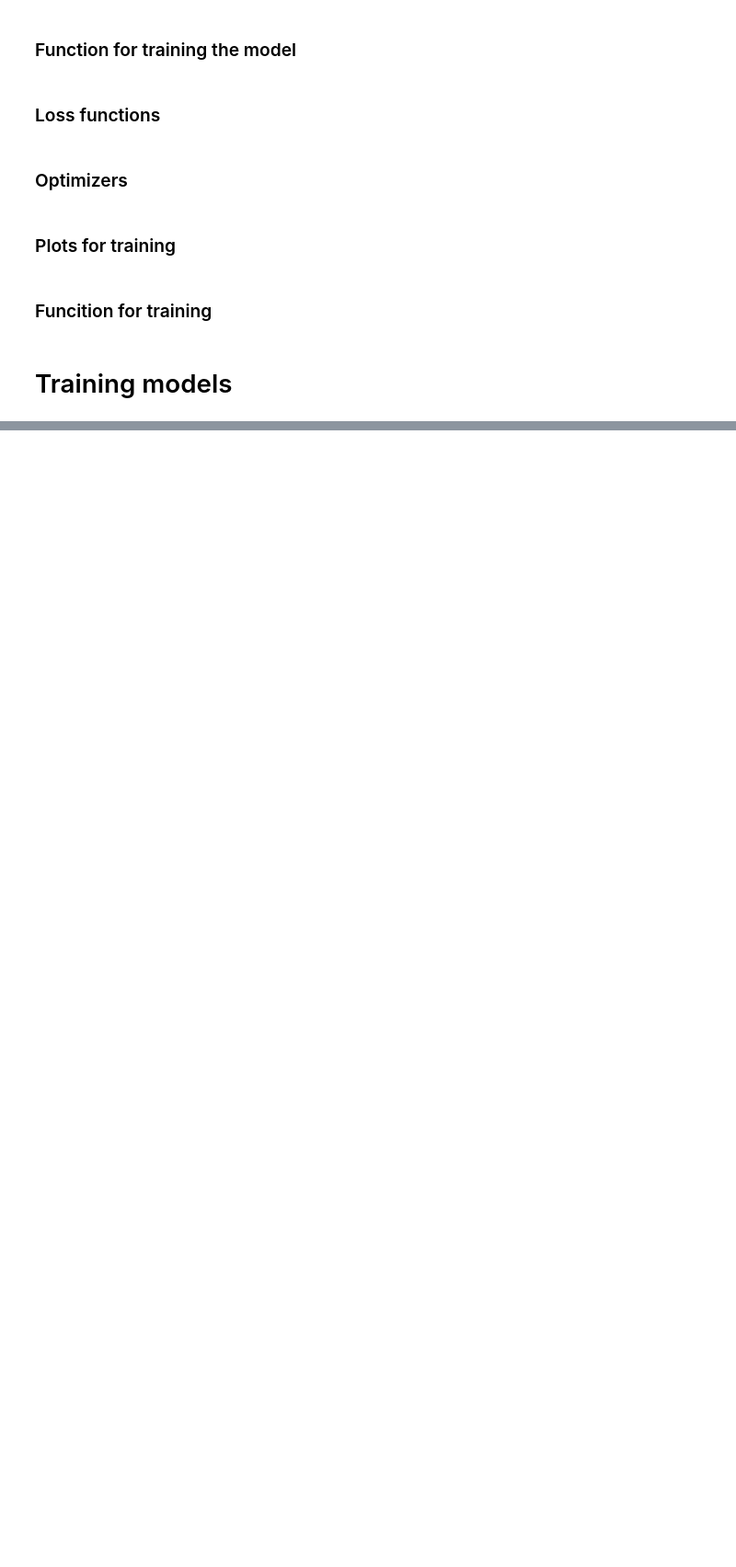
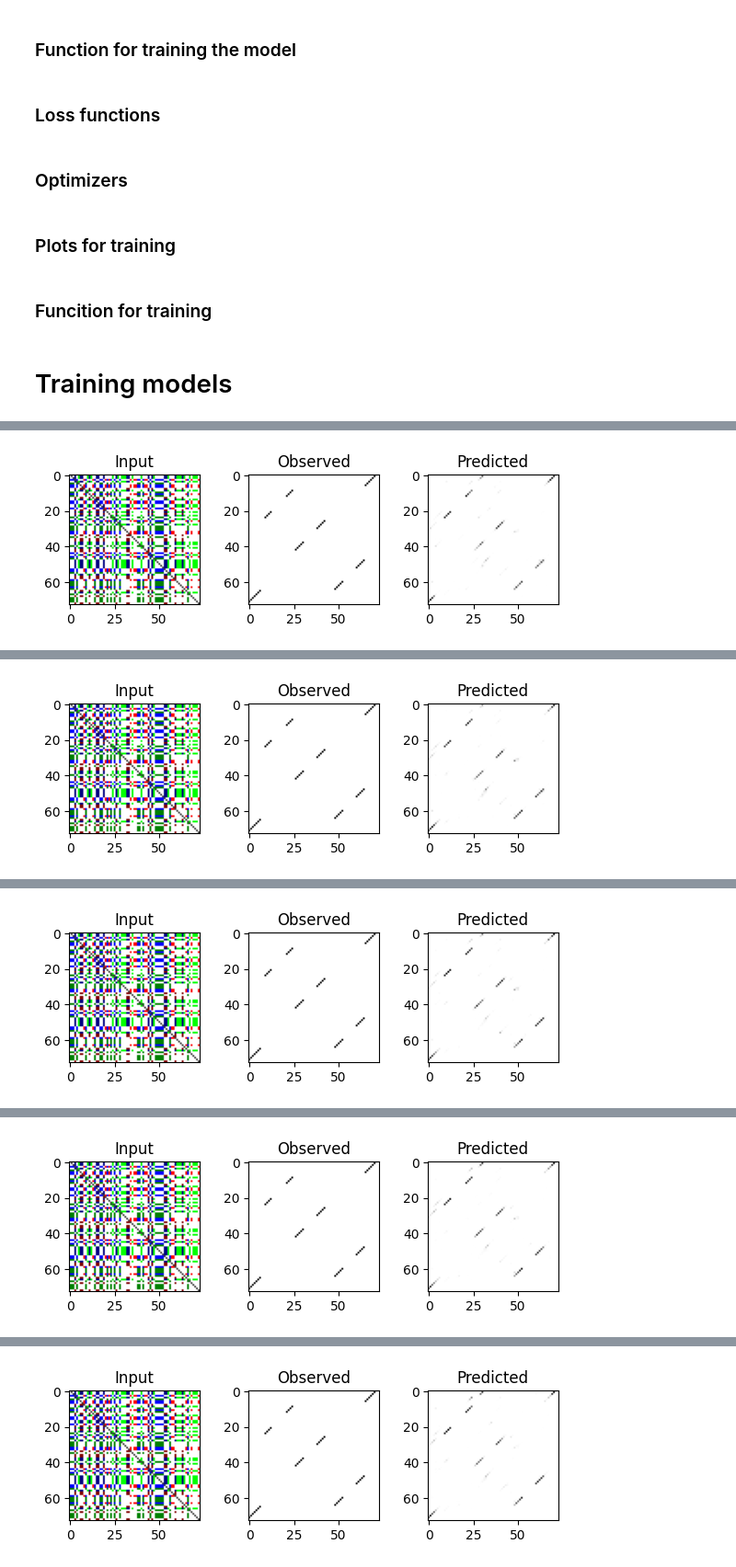
Before and after one commit to MEskerod/project_deeplearning_2023, a Jupyter notebook: deeplearning_project.ipynb, the cells around one changed output, grey strips where cells are left out. Shown at 92% size. Drawn from its saved outputs; the diff is of its cells as text; code cells hidden in the pictures; blank space fills up the shorter version.

```diff
--- a/deeplearning_project.ipynb
+++ b/deeplearning_project.ipynb
@@ -558,0 +598,13 @@ Training finished
+# %%
+#More channels
+
+%matplotlib inline
+
+num_input_channels = 16
+cae = RNASecondaryStructureCAE(num_input_channels).cuda()
+
+fit_model(cae, train_dataset, validation_dataset)
+
+print("Training finished")
+# %% [output]
+[figure, added]
@@ -558,0 +612 @@ Training finished
+[figure, added]
@@ -558,0 +614 @@ Training finished
+[figure, added]
@@ -558,0 +616 @@ Training finished
+[figure, added]
@@ -558,0 +618 @@ Training finished
+[figure, added]
```
Also changed, not shown: parts of 15 cells of this notebook.
